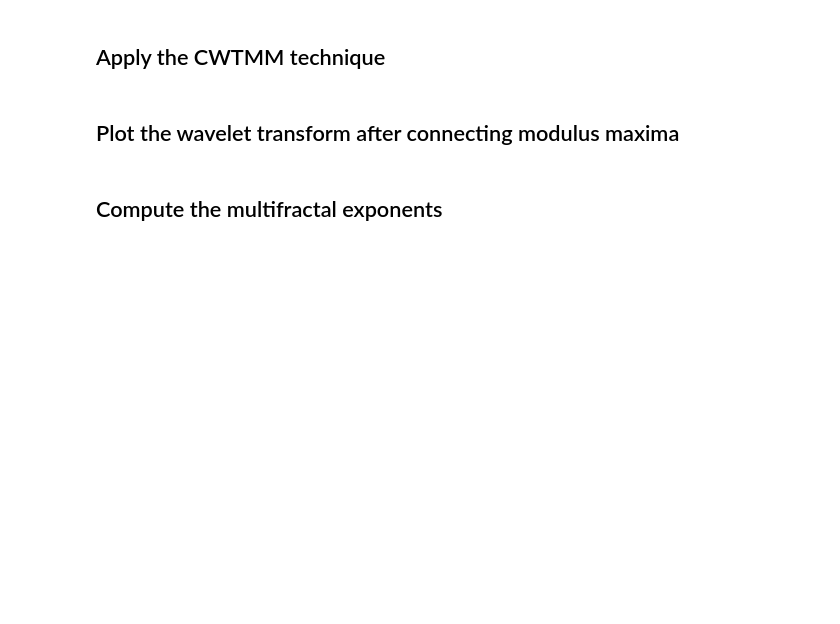
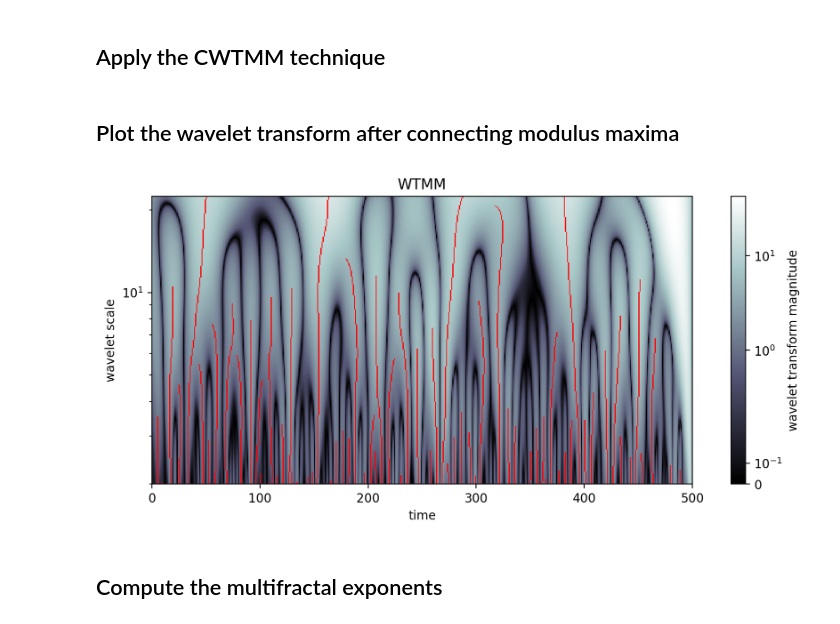
Before and after one commit to settwi/pycwtmm, a Jupyter notebook: examples/basic-example.ipynb, the cells around one changed output. Cells and saved outputs as stored; diff of their text form; code cells hidden in the pictures; blank space fills up the shorter version.

```diff
--- a/examples/basic-example.ipynb
+++ b/examples/basic-example.ipynb
@@ -65,27 +63,29 @@ wmz = mm.Wtmmizer(
 # See the function definition for more options
 wmz.connect_wavelet_modulus_maxima()
 # %%
-fig, ax = plt.subplots(figsize=(12, 6), layout='constrained')
+fig, ax = plt.subplots(figsize=(8, 4), layout='constrained')
 
 local_maxima_mask = wmz.maxima_connected()
 cwt_magnitude = wmz.modulus
 norm = mcol.SymLogNorm(linthresh=0.5, vmin=0, vmax=cwt_magnitude.max())
 
 cbar = cpl.plot_cwt_modulus_maxima(
     wmz.time_mids,
     wmz.scales,
     cwt=wmz.cwt_matrix,
     ax=ax,
     fig=fig,
     mm=local_maxima_mask,
     mm_color='red',
     cmap='bone',
     norm=norm
 )
 
 cbar.set_label('wavelet transform magnitude')
 ax.set(yscale='log', xlabel='time', ylabel='wavelet scale', title='WTMM')
 plt.show()
+# %% [output]
+[figure, added]
 # %% [markdown]
 ## Compute the multifractal exponents
 # %%
```
Also changed, not shown: parts of 5 cells of this notebook, 6 other files.
